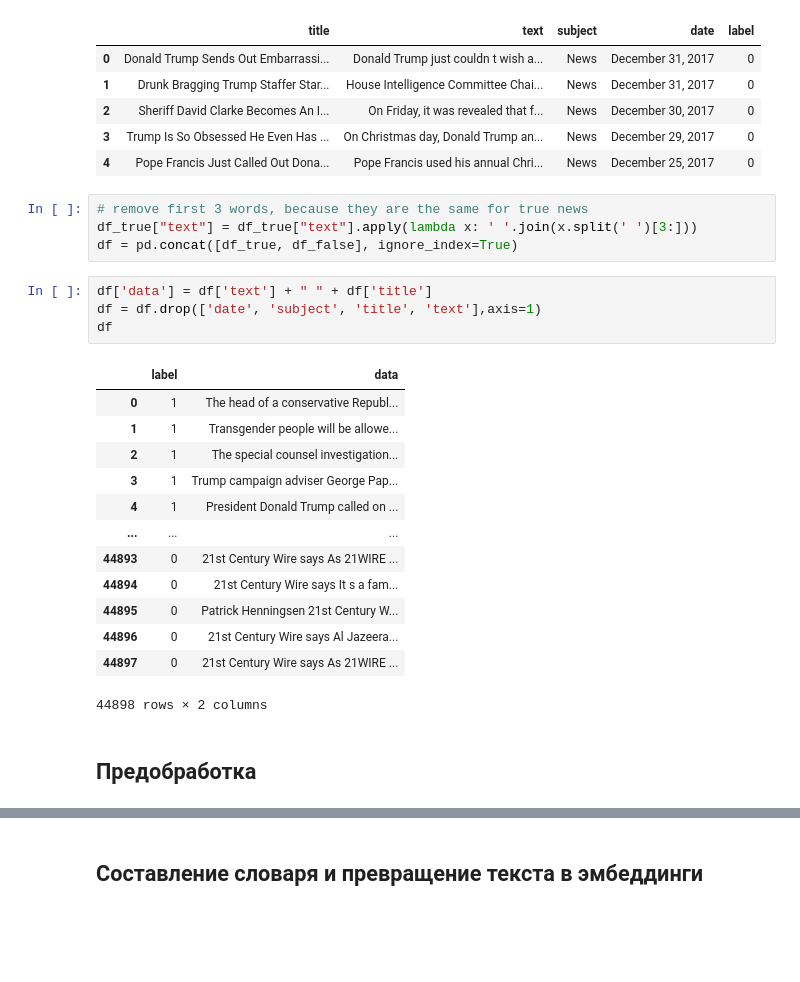
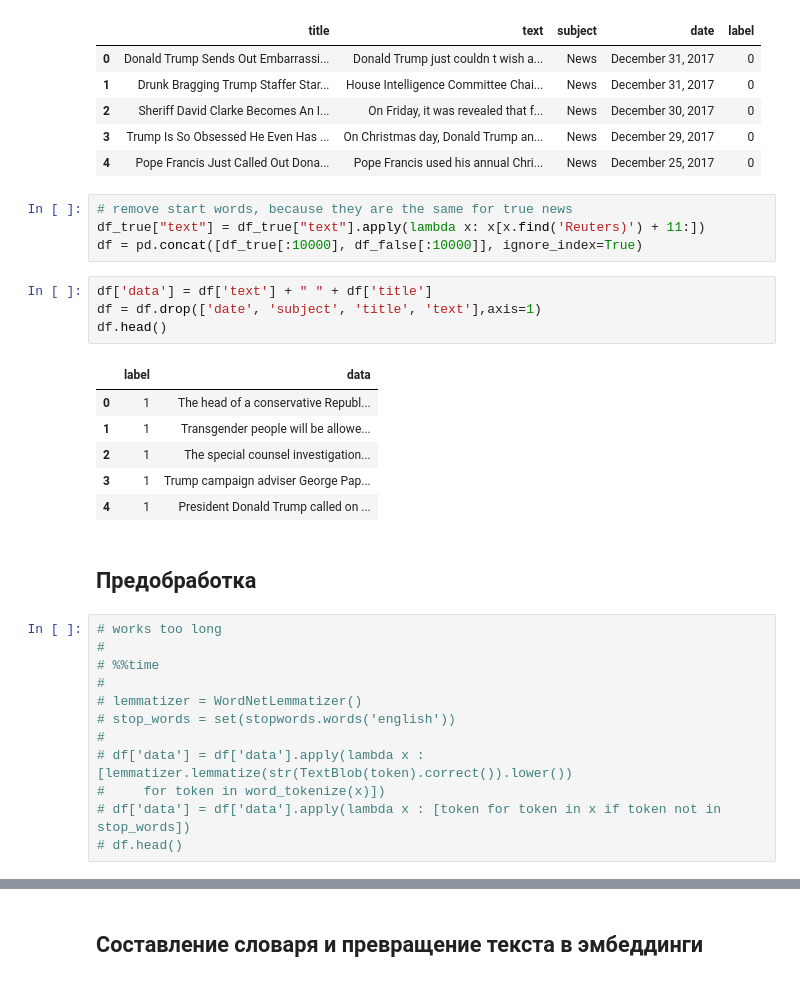
Before and after one commit to sad-bkt/nlp_course, a Jupyter notebook: Lab_4/lab_4.ipynb, the cells around one changed output, grey strips where cells are left out. Drawn from its saved outputs; the diff is of its cells as text; blank space fills up the shorter version.

```diff
--- a/Lab_4/lab_4.ipynb
+++ b/Lab_4/lab_4.ipynb
@@ -51,28 +92,33 @@ df_false.head()
 | 3 | Trump Is So Obsessed He Even Has ... | On Christmas day, Donald Trump an... | News | December 29, 2017 | 0 |
 | 4 | Pope Francis Just Called Out Dona... | Pope Francis used his annual Chri... | News | December 25, 2017 | 0 |
 # %%
-# remove first 3 words, because they are the same for true news
-df_true["text"] = df_true["text"].apply(lambda x: ' '.join(x.split(' ')[3:]))
-df = pd.concat([df_true, df_false], ignore_index=True)
+# remove start words, because they are the same for true news
+df_true["text"] = df_true["text"].apply(lambda x: x[x.find('Reuters)') + 11:])
+df = pd.concat([df_true[:10000], df_false[:10000]], ignore_index=True)
 # %%
 df['data'] = df['text'] + " " + df['title']
 df = df.drop(['date', 'subject', 'title', 'text'],axis=1)
-df
+df.head()
 # %% [output]
 |  | label | data |
 | 0 | 1 | The head of a conservative Republ... |
 | 1 | 1 | Transgender people will be allowe... |
 | 2 | 1 | The special counsel investigation... |
 | 3 | 1 | Trump campaign adviser George Pap... |
 | 4 | 1 | President Donald Trump called on ... |
-| ... | ... | ... |
-| 44893 | 0 | 21st Century Wire says As 21WIRE ... |
-| 44894 | 0 | 21st Century Wire says It s a fam... |
-| 44895 | 0 | Patrick Henningsen 21st Century W... |
-| 44896 | 0 | 21st Century Wire says Al Jazeera... |
-| 44897 | 0 | 21st Century Wire says As 21WIRE ... |
-44898 rows × 2 columns
 # %% [markdown]
 ## Предобработка
+# %%
+# works too long
+#
+# %%time
+#
+# lemmatizer = WordNetLemmatizer()
+# stop_words = set(stopwords.words('english'))
+#
+# df['data'] = df['data'].apply(lambda x : [lemmatizer.lemmatize(str(TextBlob(token).correct()).lower())
+#     for token in word_tokenize(x)])
+# df['data'] = df['data'].apply(lambda x : [token for token in x if token not in stop_words])
+# df.head()
 # %%
 %%time
```
Also changed, not shown: parts of 31 cells of this notebook, 3 other files.
